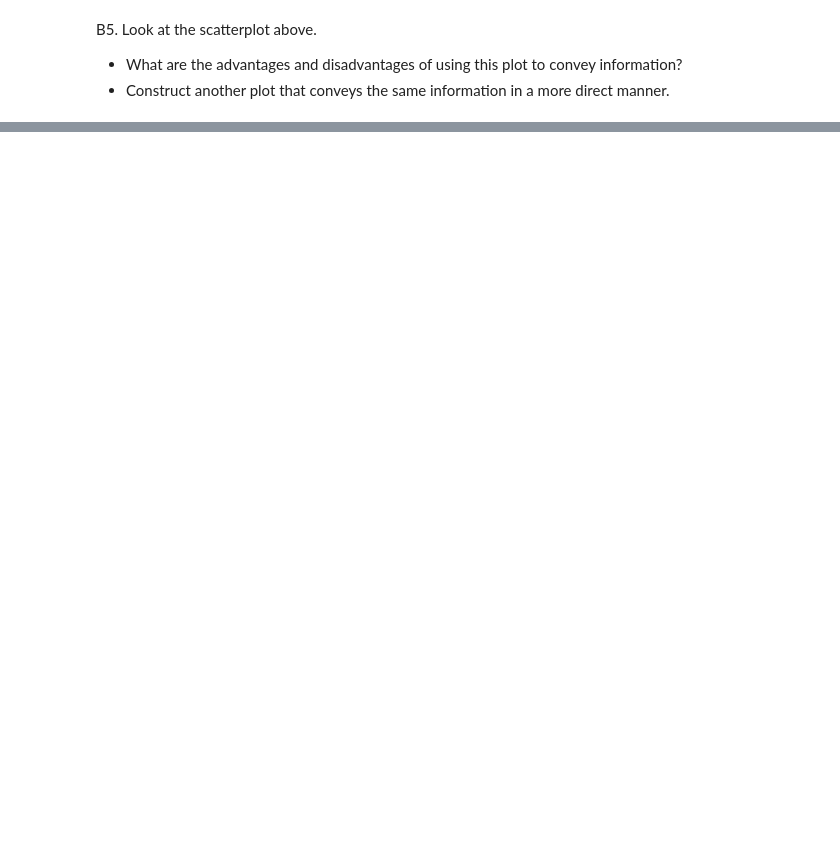
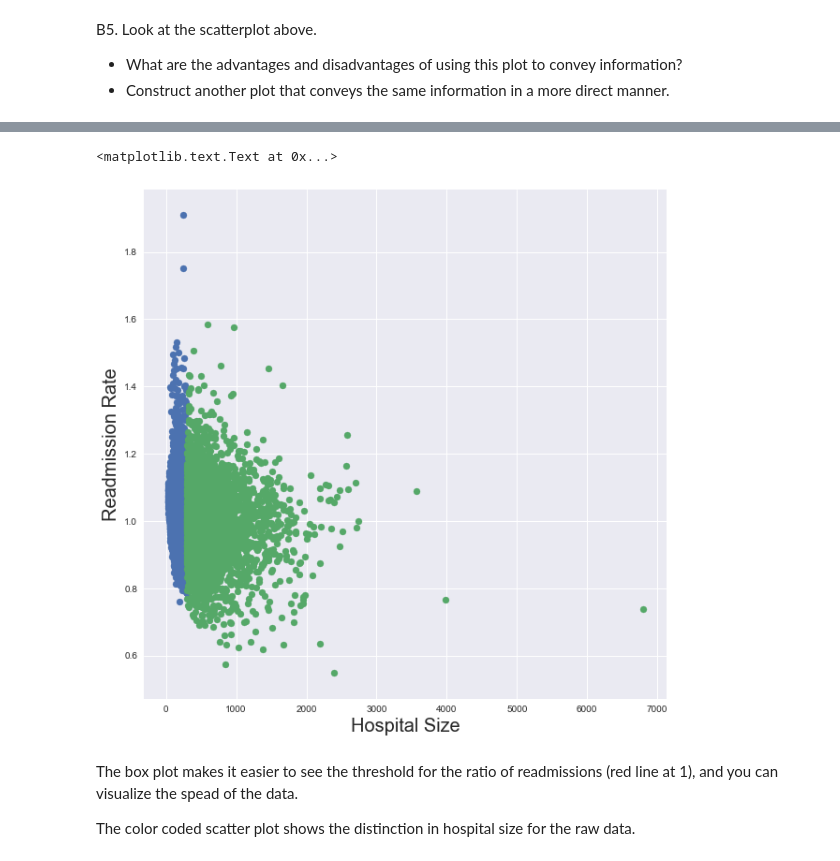
Before and after one commit to mskaerthomason/Springboard-Projects, a Jupyter notebook: EDA_hospital_readmit/sliderule_dsi_inferential_statistics_exercise_3.ipynb, the cells around one changed output, grey strips where cells are left out. Saved outputs shown, nothing was run; the diff lists cells and outputs as text; code cells hidden in the pictures; blank space fills up the shorter version.

```diff
--- a/EDA_hospital_readmit/sliderule_dsi_inferential_statistics_exercise_3.ipynb
+++ b/EDA_hospital_readmit/sliderule_dsi_inferential_statistics_exercise_3.ipynb
@@ -205,0 +266,13 @@ B5. Look at the scatterplot above.
+# %%
+fig, ax = plt.subplots(figsize=(10,10))
+plt.scatter(x=[small_df['Number of Discharges']], y=[small_df['Excess Readmission Ratio']])
+plt.scatter(x=[large_df['Number of Discharges']], y=[large_df['Excess Readmission Ratio']])
+ax.set_xlabel('Hospital Size',fontsize=20)
+ax.set_ylabel('Readmission Rate',fontsize=20)
+# %% [output]
+<matplotlib.text.Text at 0x...>
+[figure, added]
+# %% [markdown]
+The box plot makes it easier to see the threshold for the ratio of readmissions (red line at 1), and you can visualize the spead of the data.
+
+The color coded scatter plot shows the distinction in hospital size for the raw data.
```
Also changed, not shown: parts of 15 cells of this notebook.
